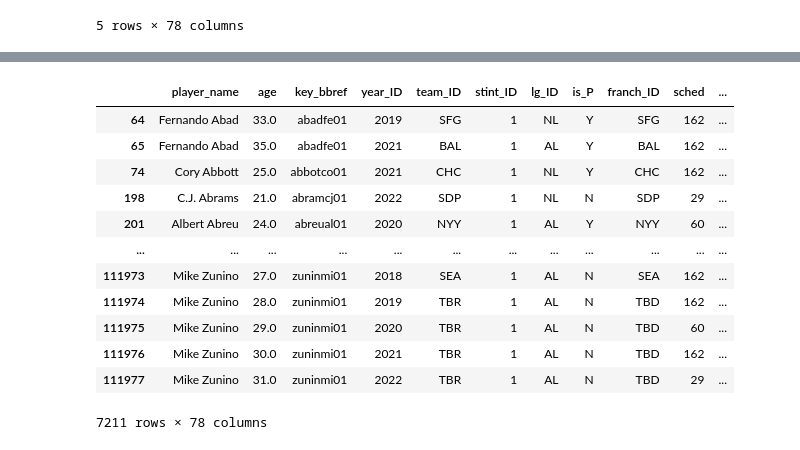
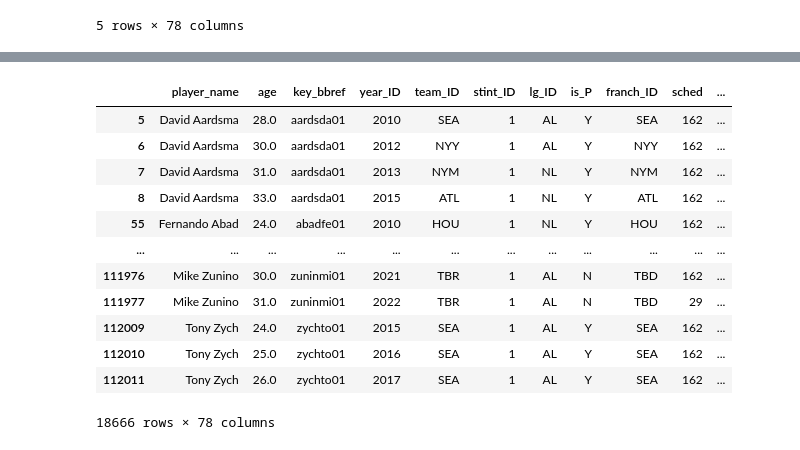
Before and after one commit to brianrwheatley/final-baseball-war-stats, a Jupyter notebook: Machine_Learning/nn_injury_war.ipynb, the cells around one changed output, grey strips where cells are left out. Drawn from its saved outputs; the diff is of its cells as text; code cells hidden in the pictures.

```diff
--- a/Machine_Learning/nn_injury_war.ipynb
+++ b/Machine_Learning/nn_injury_war.ipynb
@@ -33,18 +58,18 @@ injury_df.head()
 # %%
-# Filter Dataframe to years in question >=2018
-war_df=war_df[war_df.year_ID >=2018]
+# Filter Dataframe to years in question >=2010
+war_df=war_df[war_df.year_ID >=2010]
 war_df
 # %% [output]
 |  | player_name | age | key_bbref | year_ID | team_ID | stint_ID | lg_ID | is_P | franch_ID | sched | ... |
-| 64 | Fernando Abad | 33.0 | abadfe01 | 2019 | SFG | 1 | NL | Y | SFG | 162 | ... |
-| 65 | Fernando Abad | 35.0 | abadfe01 | 2021 | BAL | 1 | AL | Y | BAL | 162 | ... |
-| 74 | Cory Abbott | 25.0 | abbotco01 | 2021 | CHC | 1 | NL | Y | CHC | 162 | ... |
-| 198 | C.J. Abrams | 21.0 | abramcj01 | 2022 | SDP | 1 | NL | N | SDP | 29 | ... |
-| 201 | Albert Abreu | 24.0 | abreual01 | 2020 | NYY | 1 | AL | Y | NYY | 60 | ... |
+| 5 | David Aardsma | 28.0 | aardsda01 | 2010 | SEA | 1 | AL | Y | SEA | 162 | ... |
+| 6 | David Aardsma | 30.0 | aardsda01 | 2012 | NYY | 1 | AL | Y | NYY | 162 | ... |
+| 7 | David Aardsma | 31.0 | aardsda01 | 2013 | NYM | 1 | NL | Y | NYM | 162 | ... |
+| 8 | David Aardsma | 33.0 | aardsda01 | 2015 | ATL | 1 | NL | Y | ATL | 162 | ... |
+| 55 | Fernando Abad | 24.0 | abadfe01 | 2010 | HOU | 1 | NL | Y | HOU | 162 | ... |
 | ... | ... | ... | ... | ... | ... | ... | ... | ... | ... | ... | ... |
-| 111973 | Mike Zunino | 27.0 | zuninmi01 | 2018 | SEA | 1 | AL | N | SEA | 162 | ... |
-| 111974 | Mike Zunino | 28.0 | zuninmi01 | 2019 | TBR | 1 | AL | N | TBD | 162 | ... |
-| 111975 | Mike Zunino | 29.0 | zuninmi01 | 2020 | TBR | 1 | AL | N | TBD | 60 | ... |
 | 111976 | Mike Zunino | 30.0 | zuninmi01 | 2021 | TBR | 1 | AL | N | TBD | 162 | ... |
 | 111977 | Mike Zunino | 31.0 | zuninmi01 | 2022 | TBR | 1 | AL | N | TBD | 29 | ... |
+| 112009 | Tony Zych | 24.0 | zychto01 | 2015 | SEA | 1 | AL | Y | SEA | 162 | ... |
+| 112010 | Tony Zych | 25.0 | zychto01 | 2016 | SEA | 1 | AL | Y | SEA | 162 | ... |
+| 112011 | Tony Zych | 26.0 | zychto01 | 2017 | SEA | 1 | AL | Y | SEA | 162 | ... |
-7211 rows × 78 columns
+18666 rows × 78 columns
```
Also changed, not shown: parts of 35 cells of this notebook.
